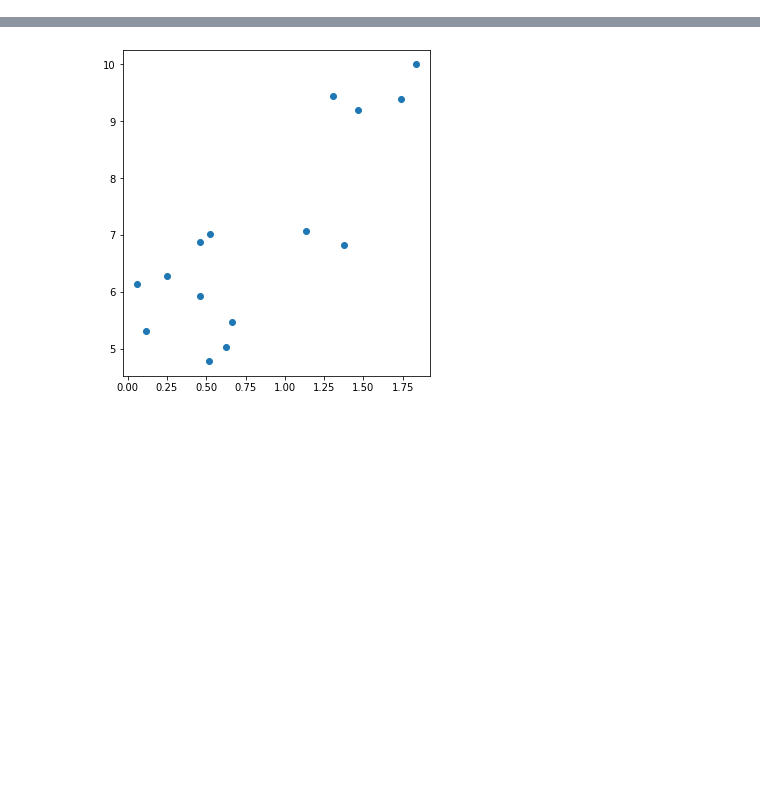
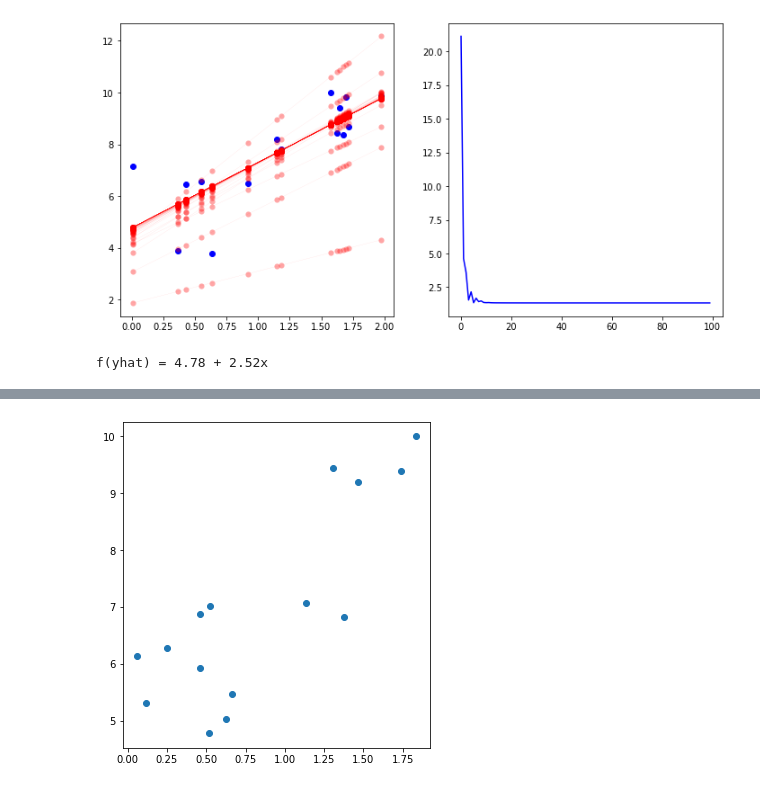
Before and after one commit to artkuzmics/NeuralNetwork, a Jupyter notebook: Gradient_Descent_with_different_optimisers.ipynb, the cells around one changed output, grey strips where cells are left out. Cells and saved outputs as stored; diff of their text form; code cells hidden in the pictures; blank space fills up the shorter version.

```diff
--- a/Gradient_Descent_with_different_optimisers.ipynb
+++ b/Gradient_Descent_with_different_optimisers.ipynb
@@ -259,0 +307,15 @@ print("\nAccuracy on test set {:.2f}%".format(accuracy))
+# %%
+lm = LinearRegression()
+
+linear_model(X,Y,
+            model = lm,
+            optimizer = lm.rprop,
+            opt_attr = {"decay":0.9, "inc":1.2 ,"dec":0.5, "step_sizes":(0.000001,50)},
+            sampling = False,
+            iterations = 100,
+            batch_size = 1
+            )
+print(lm)
+# %% [output]
+[figure, added]
+f(yhat) = 4.78 + 2.52x
```
Also changed, not shown: parts of 22 cells of this notebook, 20 other files.
